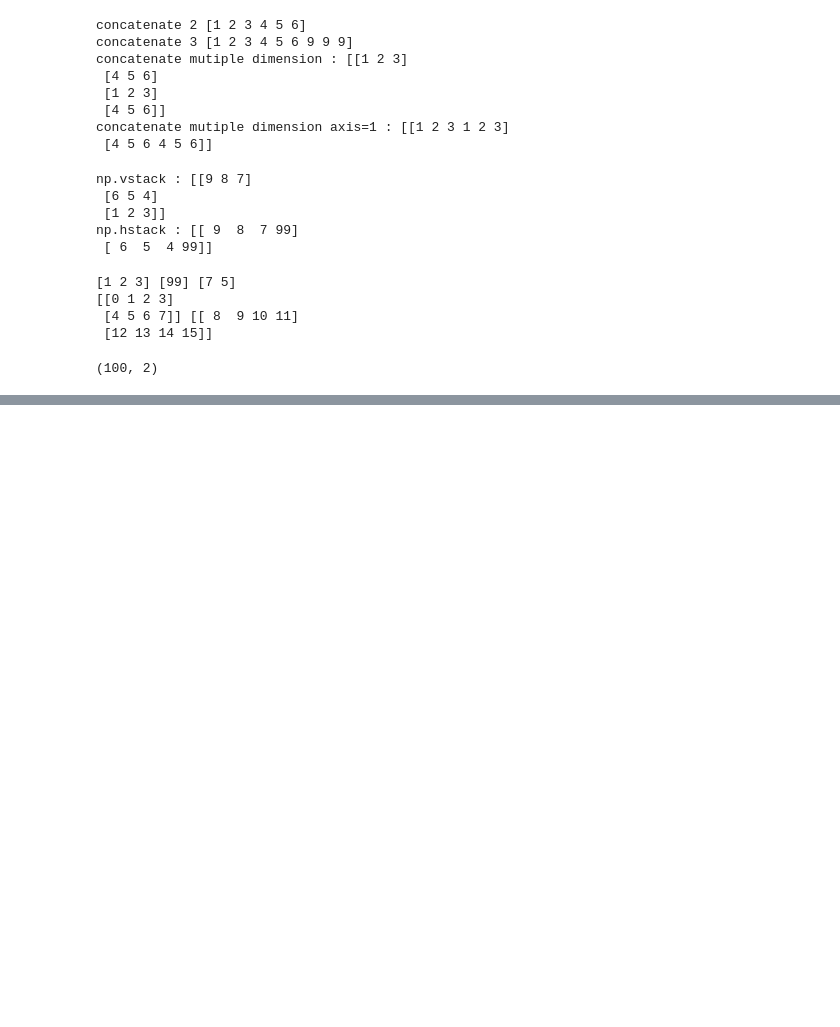
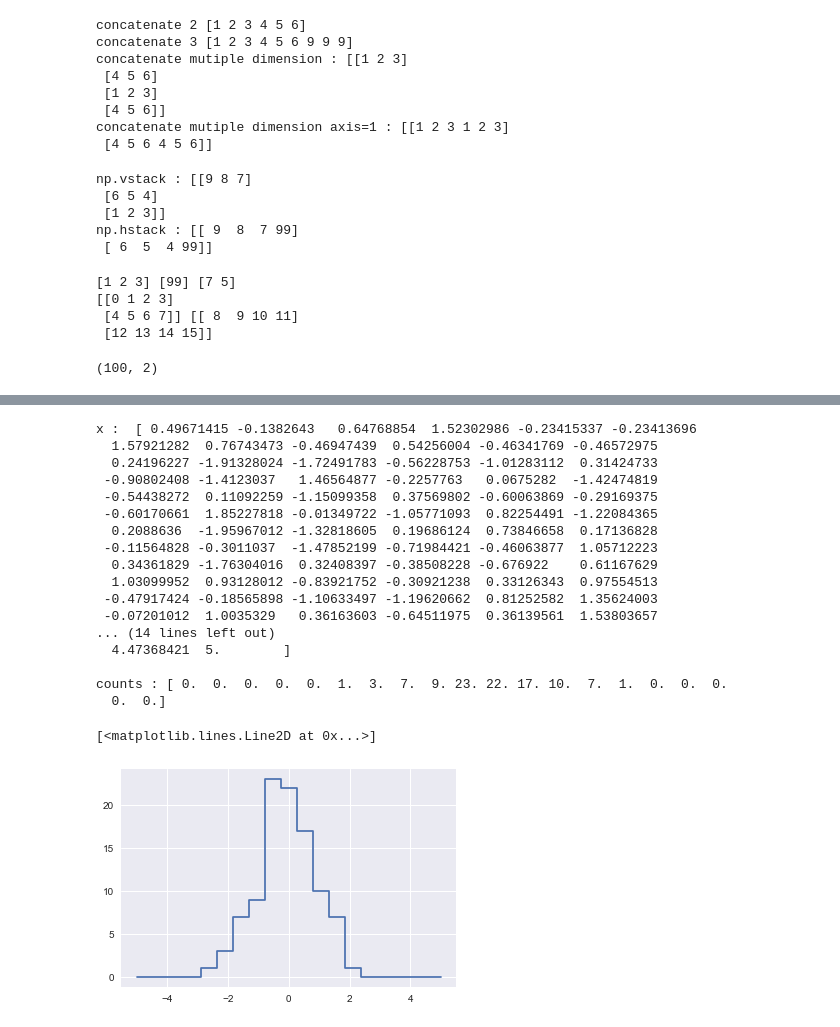
Before and after one commit to alex318396/PythonDep, a Jupyter notebook: StudyLesson/20181028 Numpy/Lesson 1 Numpy Introduction.ipynb, the cells around one changed output, grey strips where cells are left out. Cells and saved outputs as stored; diff of their text form; code cells hidden in the pictures; blank space fills up the shorter version.

```diff
--- a/StudyLesson/20181028 Numpy/Lesson 1 Numpy Introduction.ipynb
+++ b/StudyLesson/20181028 Numpy/Lesson 1 Numpy Introduction.ipynb
@@ -329,0 +330,42 @@ plt.scatter(selection[:,0],selection[:,1],facecolor='none',s=200 ,alpha=0.8)
+# %%
+
+## 以下這一整串 代表著 plot.hist(x,bins)
+
+np.random.seed(42)
+#隨機取 常態分配 100 個樣本
+x=np.random.randn(100)
+print('x : ',x)
+# 切 5 - -5 切 20份 當作x軸
+bins=np.linspace(-5,5,20)
+
+counts=np.zeros_like(bins)
+counts
+
+i=np.searchsorted(bins,x)
+print('i : ',i)
+np.add.at(counts,i,1)
+print()
+print('bins : ',bins)
+print()
+print('counts :',counts)
+plt.plot(bins,counts,linestyle='steps')
+# %% [output]
+x :  [ 0.49671415 -0.1382643   0.64768854  1.52302986 -0.23415337 -0.23413696
+  1.57921282  0.76743473 -0.46947439  0.54256004 -0.46341769 -0.46572975
+  0.24196227 -1.91328024 -1.72491783 -0.56228753 -1.01283112  0.31424733
+ -0.90802408 -1.4123037   1.46564877 -0.2257763   0.0675282  -1.42474819
+ -0.54438272  0.11092259 -1.15099358  0.37569802 -0.60063869 -0.29169375
+ -0.60170661  1.85227818 -0.01349722 -1.05771093  0.82254491 -1.22084365
+  0.2088636  -1.95967012 -1.32818605  0.19686124  0.73846658  0.17136828
+ -0.11564828 -0.3011037  -1.47852199 -0.71984421 -0.46063877  1.05712223
+  0.34361829 -1.76304016  0.32408397 -0.38508228 -0.676922    0.61167629
+  1.03099952  0.93128012 -0.83921752 -0.30921238  0.33126343  0.97554513
+ -0.47917424 -0.18565898 -1.10633497 -1.19620662  0.81252582  1.35624003
+ -0.07201012  1.0035329   0.36163603 -0.64511975  0.36139561  1.53803657
+... (14 lines left out)
+  4.47368421  5.        ]
+
+counts : [ 0.  0.  0.  0.  0.  1.  3.  7.  9. 23. 22. 17. 10.  7.  1.  0.  0.  0.
+  0.  0.]
+[<matplotlib.lines.Line2D at 0x...>]
+[figure, added]
```
Also changed, not shown: parts of 11 cells of this notebook, 1 other file.
